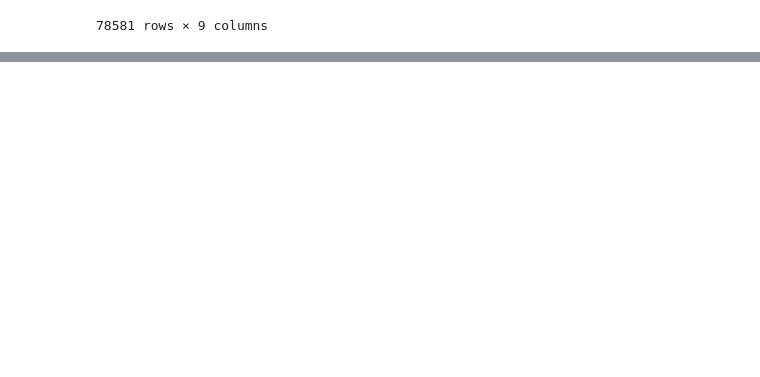
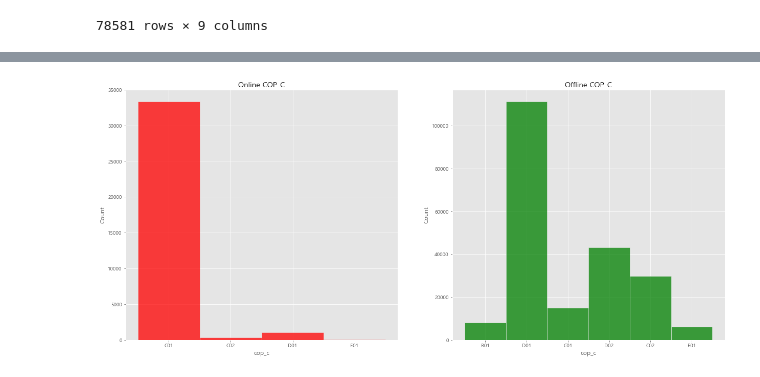
Before and after one commit to osy5882/Lpoint_competition, a Jupyter notebook: EDA/4_affiliate.ipynb, the cells around one changed output, grey strips where cells are left out. Cells and saved outputs as stored; diff of their text form; code cells hidden in the pictures; blank space fills up the shorter version.

Commit message:
On/Offline type

```diff
--- a/EDA/4_affiliate.ipynb
+++ b/EDA/4_affiliate.ipynb
@@ -96,0 +101,3 @@ df_aff.loc[df_aff["cop_c"].str.contains("C")]
+# %%
+df_off = df_aff.loc[df_aff["chnl_dv"]==1]
+df_on = df_aff.loc[df_aff["chnl_dv"]==2]
@@ -96,0 +118,9 @@ df_aff.loc[df_aff["cop_c"].str.contains("C")]
+# %%
+fig, ax = plt.subplots(nrows=1, ncols=2, figsize=(21,9))
+sns.histplot(data=df_on["cop_c"], ax=ax[0], color="red")
+sns.histplot(data=df_off["cop_c"], ax=ax[1], color="green")
+ax[0].set_title("Online COP_C")
+ax[1].set_title("Offline COP_C")
+plt.show()
+# %% [output]
+[figure, added]
```
Also changed, not shown: parts of 4 cells of this notebook, 1 other file.
